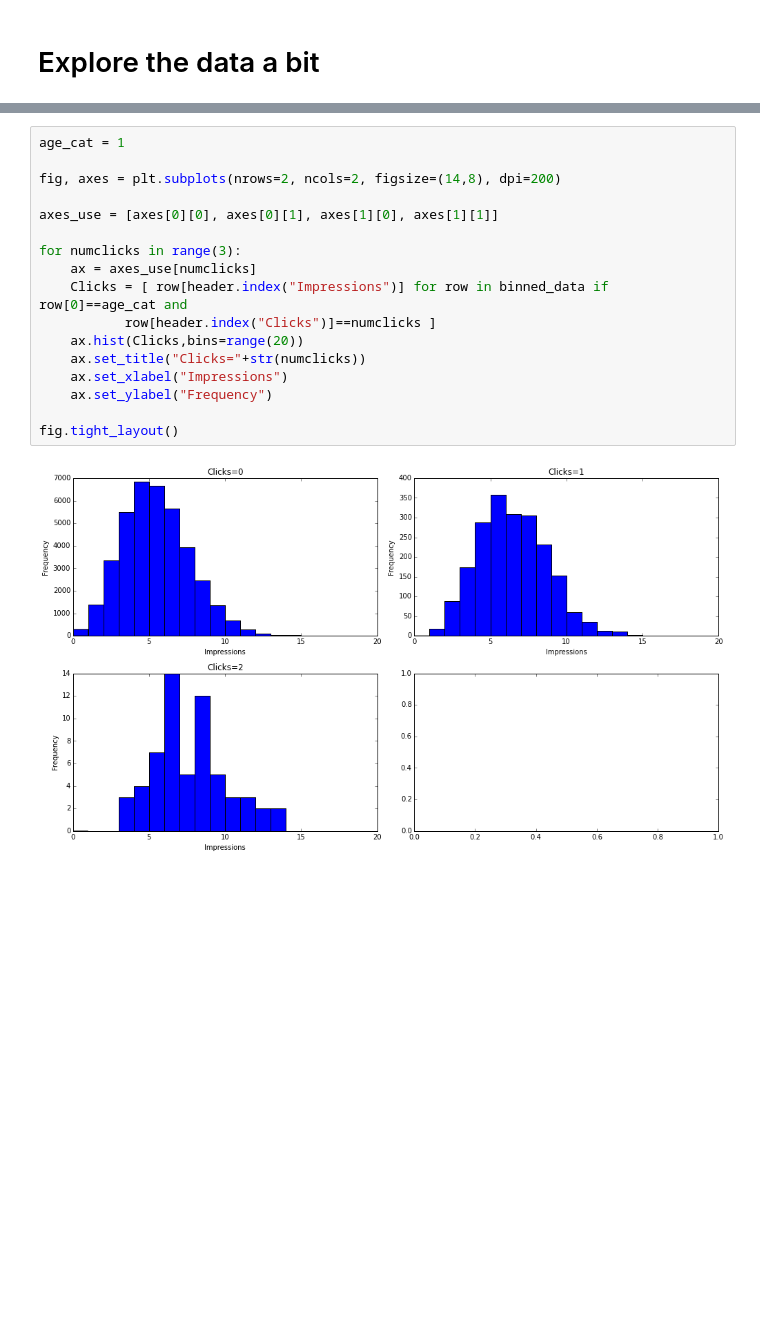
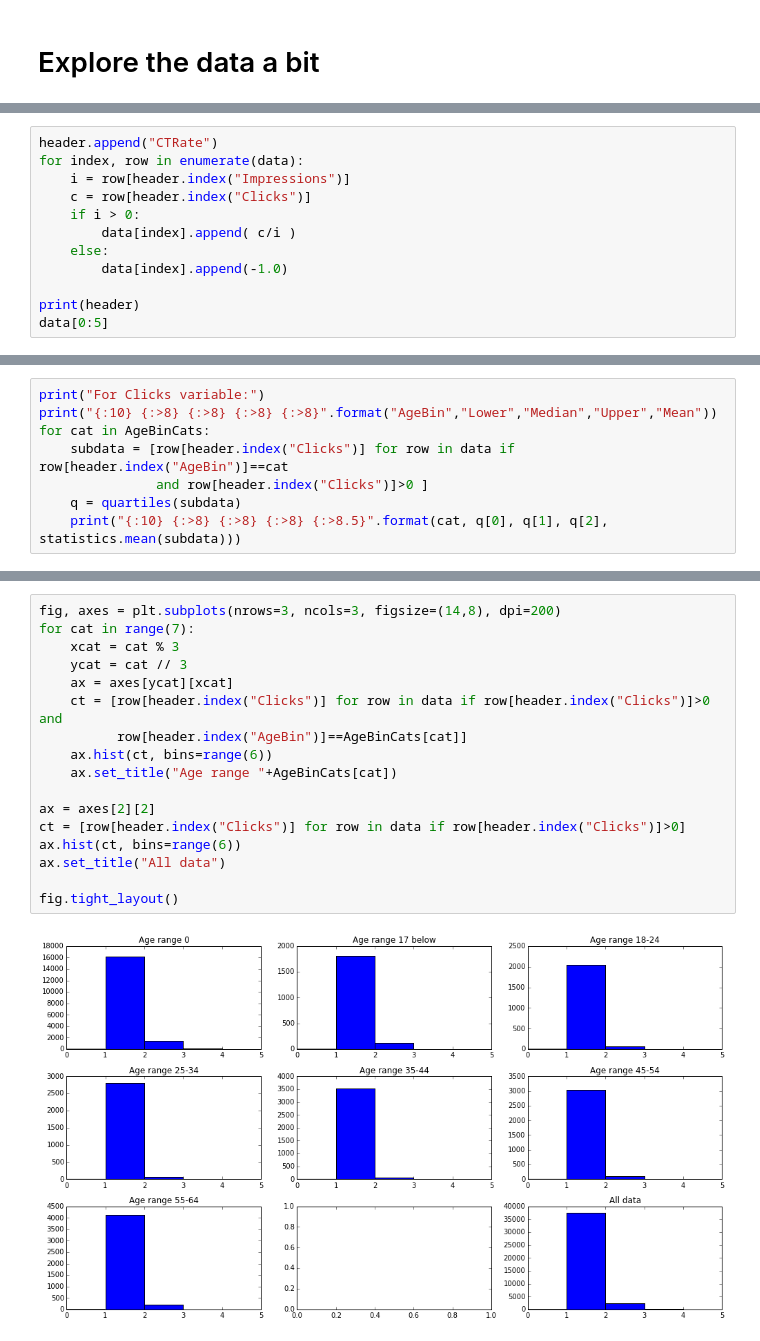
Before and after one commit to MatthewDaws/Doing-Data-Science-Python, a Jupyter notebook: Chapter2/NYT raw Python.ipynb, the cells around one changed output, grey strips where cells are left out. Drawn from its saved outputs; the diff is of its cells as text; blank space fills up the shorter version.

```diff
--- a/Chapter2/NYT raw Python.ipynb
+++ b/Chapter2/NYT raw Python.ipynb
@@ -115,0 +182,12 @@ for line in signedingen:
+# %%
+header.append("CTRate")
+for index, row in enumerate(data):
+    i = row[header.index("Impressions")]
+    c = row[header.index("Clicks")]
+    if i > 0:
+        data[index].append( c/i )
+    else:
+        data[index].append(-1.0)
+
+print(header)
+data[0:5]
@@ -140,0 +248,8 @@ fig.tight_layout()
+# %%
+print("For Clicks variable:")
+print("{:10} {:>8} {:>8} {:>8} {:>8}".format("AgeBin","Lower","Median","Upper","Mean"))
+for cat in AgeBinCats:
+    subdata = [row[header.index("Clicks")] for row in data if row[header.index("AgeBin")]==cat
+               and row[header.index("Clicks")]>0 ]
+    q = quartiles(subdata)
+    print("{:10} {:>8} {:>8} {:>8} {:>8.5}".format(cat, q[0], q[1], q[2], statistics.mean(subdata)))
@@ -141,19 +267,19 @@ fig.tight_layout()
 # %%
-age_cat = 1
+fig, axes = plt.subplots(nrows=3, ncols=3, figsize=(14,8), dpi=200)
+for cat in range(7):
+    xcat = cat % 3
+    ycat = cat // 3
+    ax = axes[ycat][xcat]
+    ct = [row[header.index("Clicks")] for row in data if row[header.index("Clicks")]>0 and
+          row[header.index("AgeBin")]==AgeBinCats[cat]]
+    ax.hist(ct, bins=range(6))
+    ax.set_title("Age range "+AgeBinCats[cat])
 
-fig, axes = plt.subplots(nrows=2, ncols=2, figsize=(14,8), dpi=200)
-
-axes_use = [axes[0][0], axes[0][1], axes[1][0], axes[1][1]]
-
-for numclicks in range(3):
-    ax = axes_use[numclicks]
-    Clicks = [ row[header.index("Impressions")] for row in binned_data if row[0]==age_cat and
-           row[header.index("Clicks")]==numclicks ]
-    ax.hist(Clicks,bins=range(20))
-    ax.set_title("Clicks="+str(numclicks))
-    ax.set_xlabel("Impressions")
-    ax.set_ylabel("Frequency")
+ax = axes[2][2]
+ct = [row[header.index("Clicks")] for row in data if row[header.index("Clicks")]>0]
+ax.hist(ct, bins=range(6))
+ax.set_title("All data")
 
 fig.tight_layout()
 # %% [output]
-[figure, old version]
+[figure, new version]
```
Also changed, not shown: parts of 33 cells of this notebook, 4 other files.
